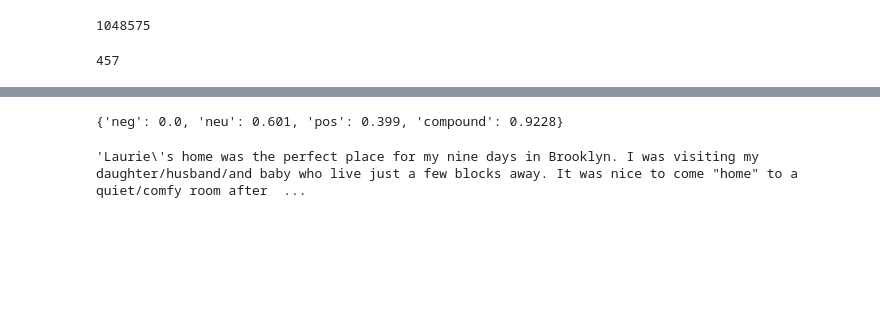
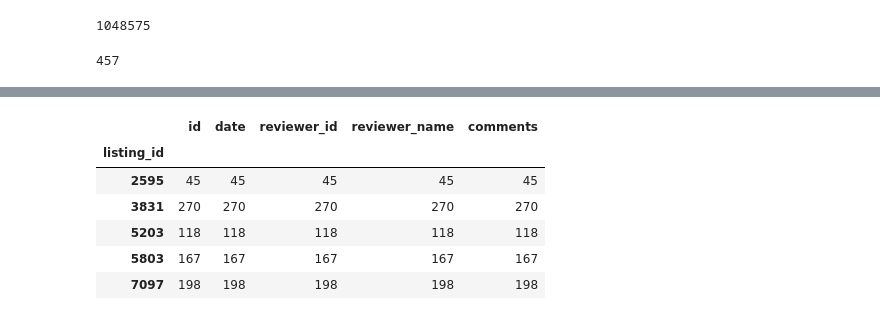
Before and after one commit to yaaritev/Insight-Data-Science, a Jupyter notebook: AirbnKids_Demo.ipynb, the cells around one changed output, grey strips where cells are left out. Cells and saved outputs as stored; diff of their text form; code cells hidden in the pictures; blank space fills up the shorter version.

```diff
--- a/AirbnKids_Demo.ipynb
+++ b/AirbnKids_Demo.ipynb
@@ -101,8 +174,10 @@ See the caveats in the documentation: http://pandas.pydata.org/pandas-docs/stabl
-# %%
-analyser.polarity_scores(Airbnb_listings_reviews.iloc[1]['comments'])
-# %% [output]
-{'neg': 0.0, 'neu': 0.601, 'pos': 0.399, 'compound': 0.9228}
-# %%
-Airbnb_listings_reviews_parents.iloc[15,1]
-# %% [output]
-'Laurie\'s home was the perfect place for my nine days in Brooklyn. I was visiting my daughter/husband/and baby who live just a few blocks away. It was nice to come "home" to a quiet/comfy room after  ...
+# %%
+df.head()
+# %% [output]
+|  | id | date | reviewer_id | reviewer_name | comments |
+| listing_id |  |  |  |  |  |
+| 2595 | 45 | 45 | 45 | 45 | 45 |
+| 3831 | 270 | 270 | 270 | 270 | 270 |
+| 5203 | 118 | 118 | 118 | 118 | 118 |
+| 5803 | 167 | 167 | 167 | 167 | 167 |
+| 7097 | 198 | 198 | 198 | 198 | 198 |
```
Also changed, not shown: parts of 33 cells of this notebook.
